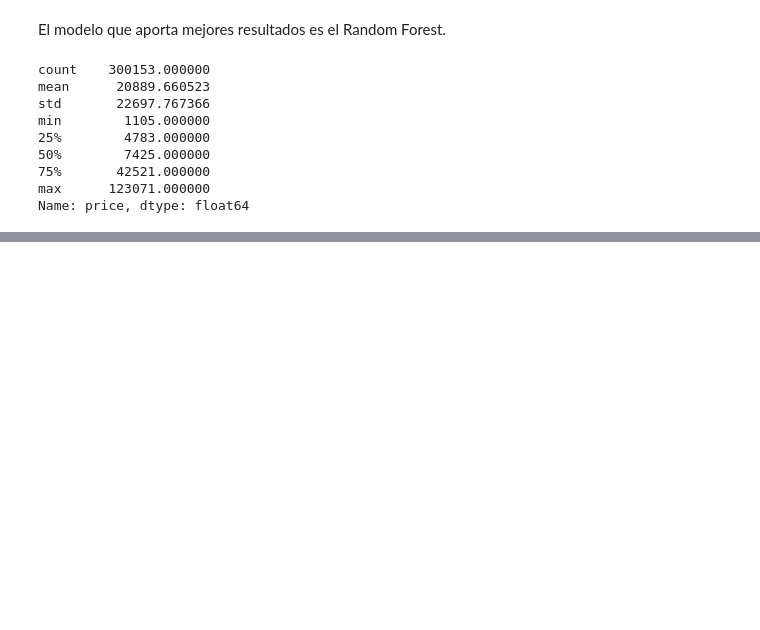
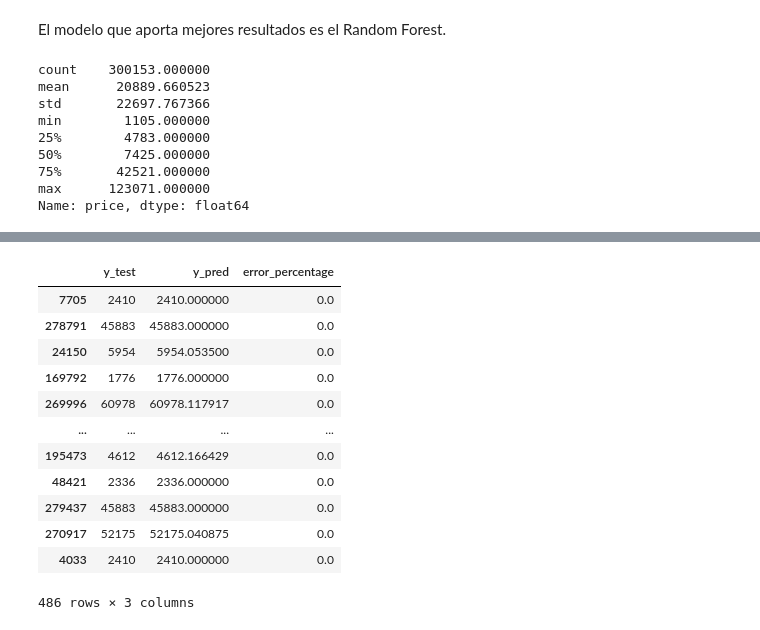
Before and after one commit to josexerez/Flight_price_prediction, a Jupyter notebook: Flight_Price_Prediction.ipynb, the cells around one changed output, grey strips where cells are left out. Drawn from its saved outputs; the diff is of its cells as text; code cells hidden in the pictures; blank space fills up the shorter version.

```diff
--- a/Flight_Price_Prediction.ipynb
+++ b/Flight_Price_Prediction.ipynb
@@ -581,0 +608,16 @@ error_df.head()
+# %%
+error_df[(error_df['error_percentage'] == 0.0)]
+# %% [output]
+|  | y_test | y_pred | error_percentage |
+| 7705 | 2410 | 2410.000000 | 0.0 |
+| 278791 | 45883 | 45883.000000 | 0.0 |
+| 24150 | 5954 | 5954.053500 | 0.0 |
+| 169792 | 1776 | 1776.000000 | 0.0 |
+| 269996 | 60978 | 60978.117917 | 0.0 |
+| ... | ... | ... | ... |
+| 195473 | 4612 | 4612.166429 | 0.0 |
+| 48421 | 2336 | 2336.000000 | 0.0 |
+| 279437 | 45883 | 45883.000000 | 0.0 |
+| 270917 | 52175 | 52175.040875 | 0.0 |
+| 4033 | 2410 | 2410.000000 | 0.0 |
+486 rows × 3 columns
```
Also changed, not shown: parts of 19 cells of this notebook.
